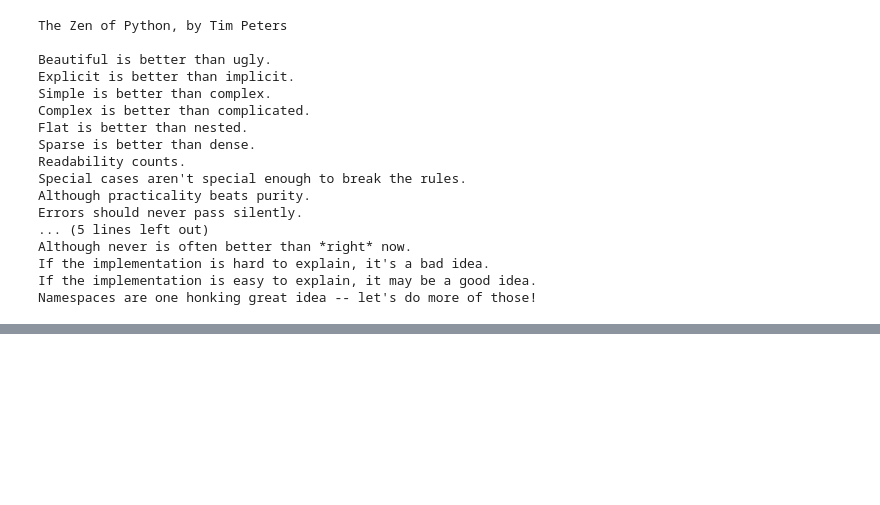
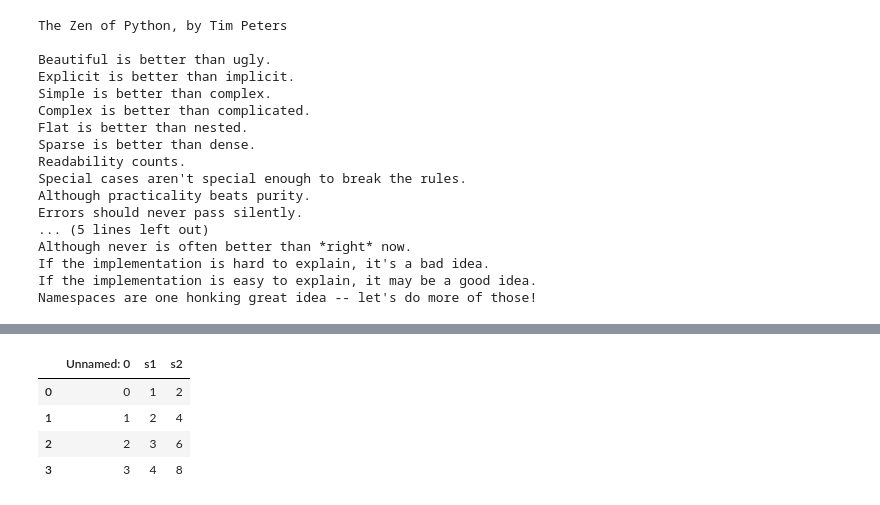
Before and after one commit to kaiomurz/fb_mirror, a Jupyter notebook: utility_code/scraper_sandbox.ipynb, the cells around one changed output, grey strips where cells are left out. Saved outputs shown, nothing was run; the diff lists cells and outputs as text; code cells hidden in the pictures; blank space fills up the shorter version.

```diff
--- a/utility_code/scraper_sandbox.ipynb
+++ b/utility_code/scraper_sandbox.ipynb
@@ -190,3 +190,16 @@ Although never is often better than *right* now.
 If the implementation is hard to explain, it's a bad idea.
 If the implementation is easy to explain, it may be a good idea.
 Namespaces are one honking great idea -- let's do more of those!
+# %%
+df = pd.read_csv('test.csv')
+# s1 = pd.Series([1,2,3,4])
+# s2 = s1*2
+
+# df = pd.DataFrame({'s1':s1, 's2':s2})
+loc = df.shape[0]
+# df.loc[loc] = [random.randint(1,100), random.randint(1,100)]
+# df.loc[loc] = [random.randint(1,100), random.randint(1,100)]
+df.loc[loc] = [random.randint(1,100), random.randint(1,100)]
+
+
+# df.to_csv('test.csv', index=False)
@@ -192,0 +221,8 @@ Namespaces are one honking great idea -- let's do more of those!
+# %%
+df
+# %% [output]
+|  | Unnamed: 0 | s1 | s2 |
+| 0 | 0 | 1 | 2 |
+| 1 | 1 | 2 | 4 |
+| 2 | 2 | 3 | 6 |
+| 3 | 3 | 4 | 8 |
```
Also changed, not shown: parts of 7 cells of this notebook, 3 other files.
